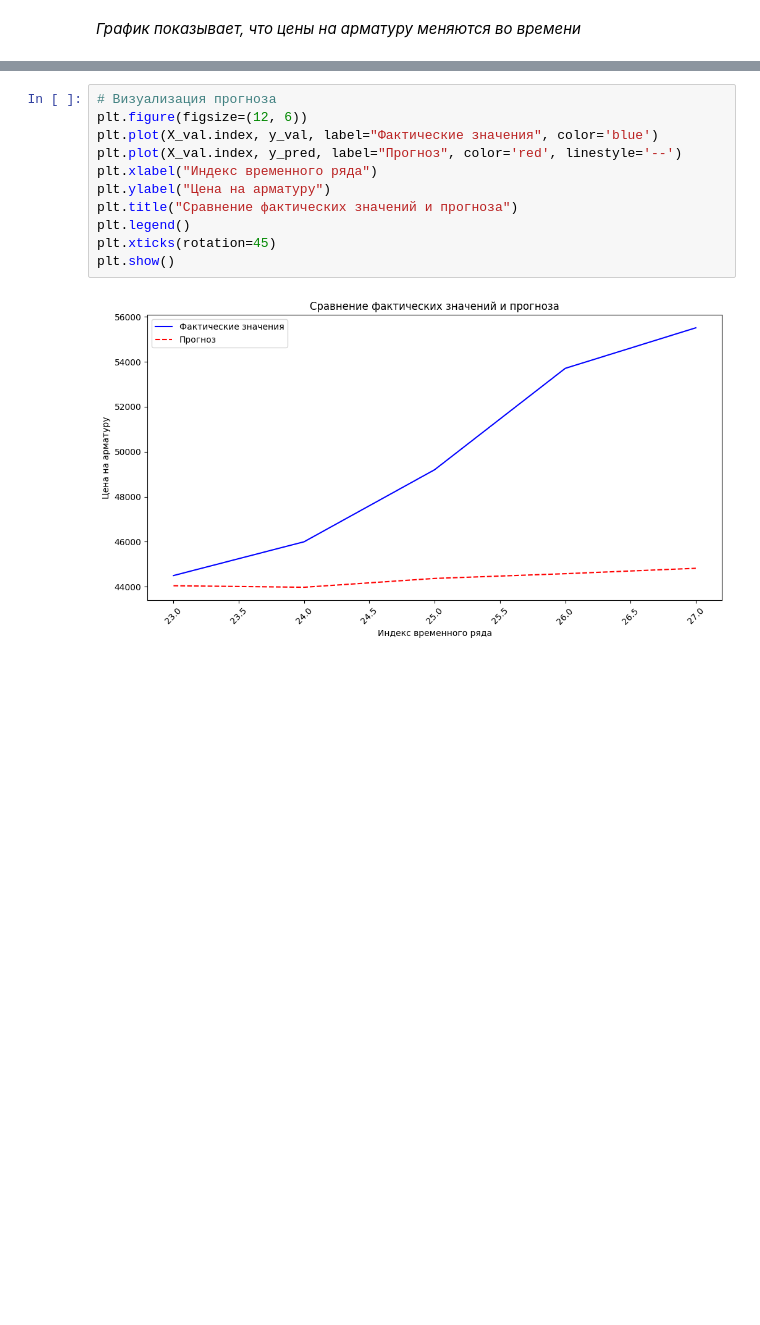
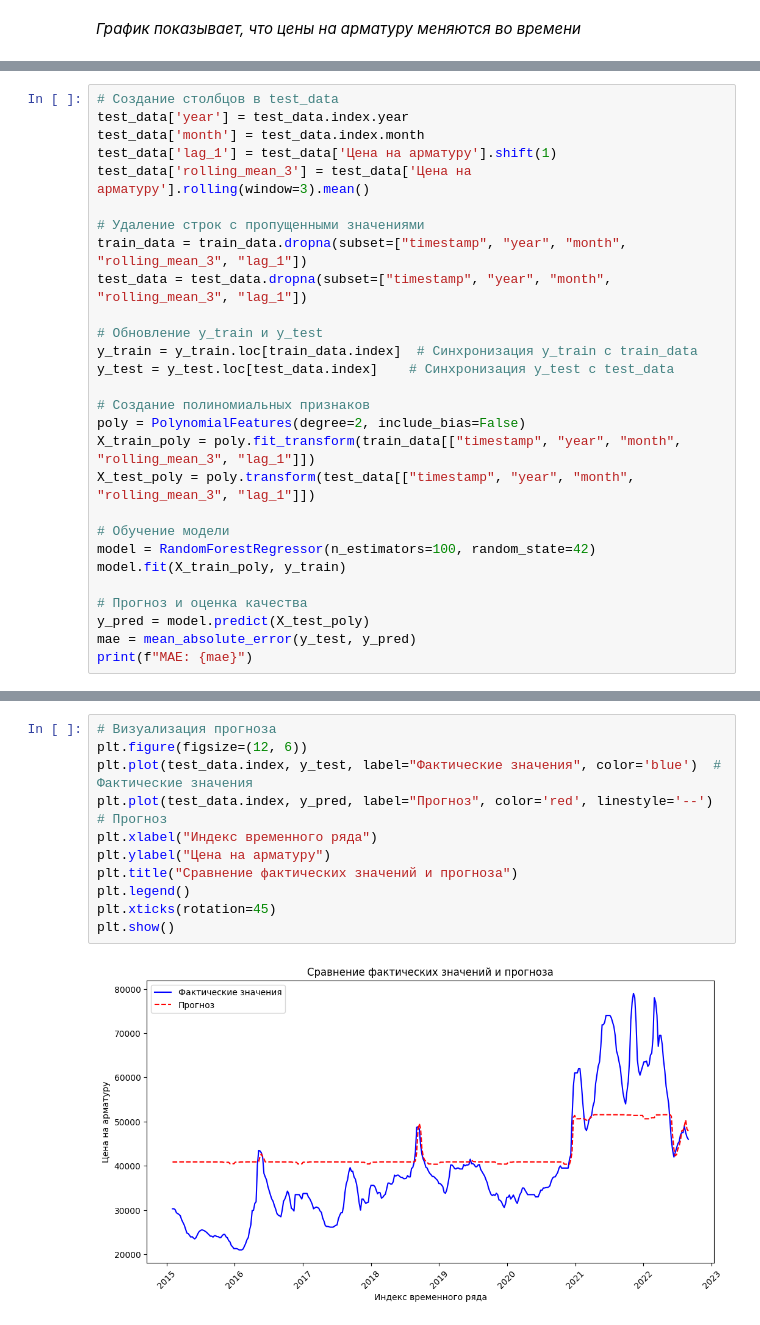
Before and after one commit to EBUSYGIN/ML-3, a Jupyter notebook: intensive3.ipynb, the cells around one changed output, grey strips where cells are left out. Saved outputs shown, nothing was run; the diff lists cells and outputs as text; blank space fills up the shorter version.

```diff
--- a/intensive3.ipynb
+++ b/intensive3.ipynb
@@ -82,0 +86,28 @@ from sklearn.metrics import mean_absolute_error
+# %%
+# Создание столбцов в test_data
+test_data['year'] = test_data.index.year
+test_data['month'] = test_data.index.month
+test_data['lag_1'] = test_data['Цена на арматуру'].shift(1)
+test_data['rolling_mean_3'] = test_data['Цена на арматуру'].rolling(window=3).mean()
+
+# Удаление строк с пропущенными значениями
+train_data = train_data.dropna(subset=["timestamp", "year", "month", "rolling_mean_3", "lag_1"])
+test_data = test_data.dropna(subset=["timestamp", "year", "month", "rolling_mean_3", "lag_1"])
+
+# Обновление y_train и y_test
+y_train = y_train.loc[train_data.index]  # Синхронизация y_train с train_data
+y_test = y_test.loc[test_data.index]    # Синхронизация y_test с test_data
+
+# Создание полиномиальных признаков
+poly = PolynomialFeatures(degree=2, include_bias=False)
+X_train_poly = poly.fit_transform(train_data[["timestamp", "year", "month", "rolling_mean_3", "lag_1"]])
+X_test_poly = poly.transform(test_data[["timestamp", "year", "month", "rolling_mean_3", "lag_1"]])
+
+# Обучение модели
+model = RandomForestRegressor(n_estimators=100, random_state=42)
+model.fit(X_train_poly, y_train)
+
+# Прогноз и оценка качества
+y_pred = model.predict(X_test_poly)
+mae = mean_absolute_error(y_test, y_pred)
+print(f"MAE: {mae}")
@@ -83,13 +136,13 @@ from sklearn.metrics import mean_absolute_error
 # %%
 # Визуализация прогноза
 plt.figure(figsize=(12, 6))
-plt.plot(X_val.index, y_val, label="Фактические значения", color='blue')
-plt.plot(X_val.index, y_pred, label="Прогноз", color='red', linestyle='--')
+plt.plot(test_data.index, y_test, label="Фактические значения", color='blue')  # Фактические значения
+plt.plot(test_data.index, y_pred, label="Прогноз", color='red', linestyle='--')  # Прогноз
 plt.xlabel("Индекс временного ряда")
 plt.ylabel("Цена на арматуру")
 plt.title("Сравнение фактических значений и прогноза")
 plt.legend()
 plt.xticks(rotation=45)
 plt.show()
 # %% [output]
-[figure, old version]
+[figure, new version]
```
Also changed, not shown: parts of 4 cells of this notebook.
